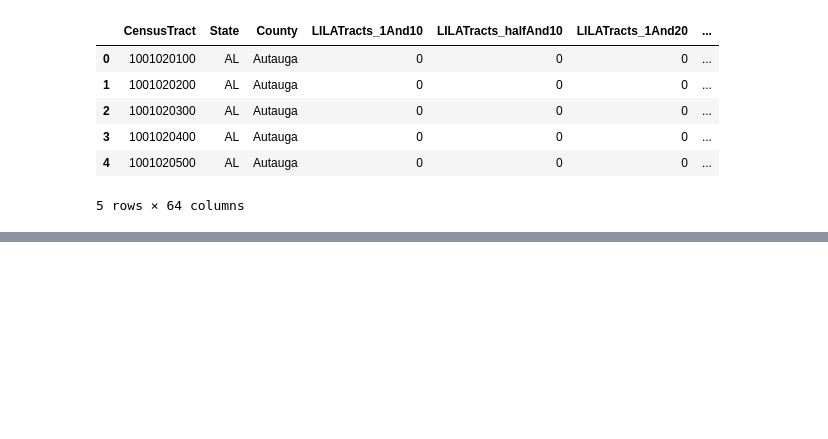
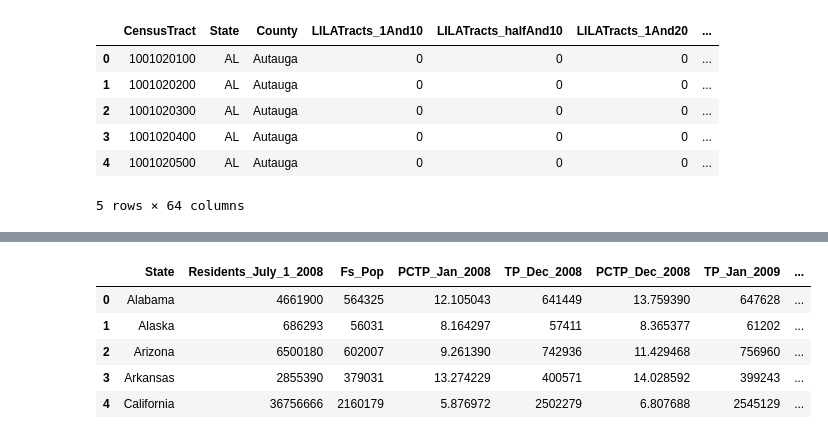
Before and after one commit to DanBoulden/TEAM_SNAP_ETL_PROJECT, a Jupyter notebook: SNAP_ETL_All_together_EandL_only.ipynb, the cells around one changed output, grey strips where cells are left out. Saved outputs shown, nothing was run; the diff lists cells and outputs as text; code cells hidden in the pictures; blank space fills up the shorter version.

```diff
--- a/SNAP_ETL_All_together_EandL_only.ipynb
+++ b/SNAP_ETL_All_together_EandL_only.ipynb
@@ -79 +179,14 @@ foodaccess_df.head()
+# %%
+# Clean Linda's data pt. 7
+
+#rearrange the column
+cleaned_df = renamed_df[["State", "Residents_July_1_2008", "Fs_Pop", "PCTP_Jan_2008", "TP_Dec_2008", "PCTP_Dec_2008", "TP_Jan_2009", "PCTP_Jan_2009", "PCCH_Dec08_Jan09", "PCCH_Jan08_Jan09" ]]
+cleaned_df.head()
+# %% [output]
+|  | State | Residents_July_1_2008 | Fs_Pop | PCTP_Jan_2008 | TP_Dec_2008 | PCTP_Dec_2008 | TP_Jan_2009 | ... |
+| 0 | Alabama | 4661900 | 564325 | 12.105043 | 641449 | 13.759390 | 647628 | ... |
+| 1 | Alaska | 686293 | 56031 | 8.164297 | 57411 | 8.365377 | 61202 | ... |
+| 2 | Arizona | 6500180 | 602007 | 9.261390 | 742936 | 11.429468 | 756960 | ... |
+| 3 | Arkansas | 2855390 | 379031 | 13.274229 | 400571 | 14.028592 | 399243 | ... |
+| 4 | California | 36756666 | 2160179 | 5.876972 | 2502279 | 6.807688 | 2545129 | ... |
 # %%
```
Also changed, not shown: parts of 9 cells of this notebook.
